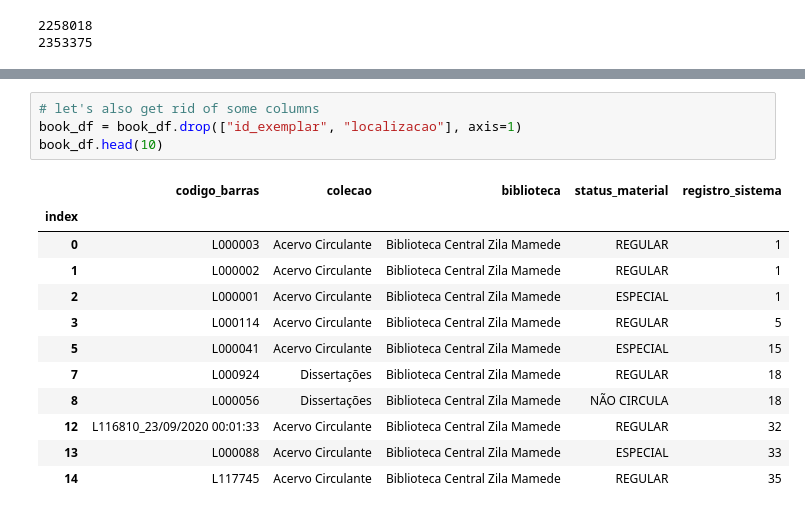
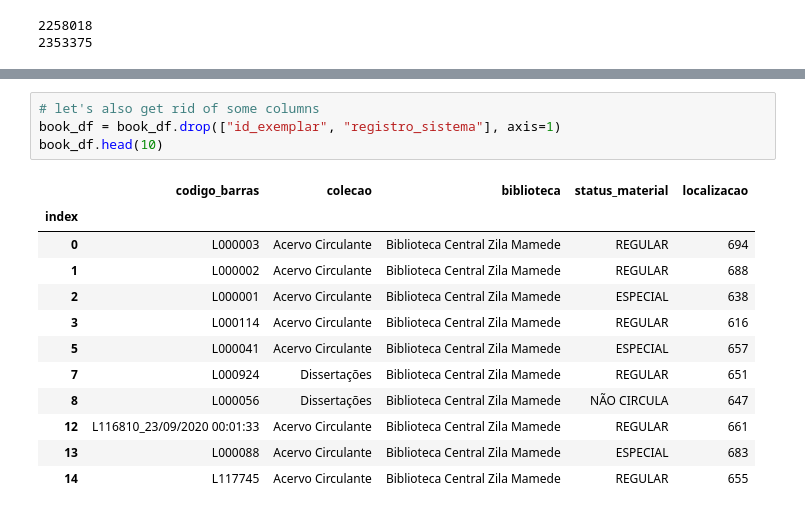
Before and after one commit to luiizsps/ufrn_library, a Jupyter notebook: ufrn_library.ipynb, the cells around one changed output, grey strips where cells are left out. Cells and saved outputs as stored; diff of their text form.

```diff
--- a/ufrn_library.ipynb
+++ b/ufrn_library.ipynb
@@ -77,21 +77,21 @@ book_df.head(10)
 | 14 | 21 | L117745 | Acervo Circulante | Biblioteca Central Zila Mamede | REGULAR | 655 | 35 |
 # %%
 # let's also get rid of some columns
-book_df = book_df.drop(["id_exemplar", "localizacao"], axis=1)
+book_df = book_df.drop(["id_exemplar", "registro_sistema"], axis=1)
 book_df.head(10)
 # %% [output]
-|  | codigo_barras | colecao | biblioteca | status_material | registro_sistema |
+|  | codigo_barras | colecao | biblioteca | status_material | localizacao |
 | index |  |  |  |  |  |
-| 0 | L000003 | Acervo Circulante | Biblioteca Central Zila Mamede | REGULAR | 1 |
-| 1 | L000002 | Acervo Circulante | Biblioteca Central Zila Mamede | REGULAR | 1 |
-| 2 | L000001 | Acervo Circulante | Biblioteca Central Zila Mamede | ESPECIAL | 1 |
-| 3 | L000114 | Acervo Circulante | Biblioteca Central Zila Mamede | REGULAR | 5 |
-| 5 | L000041 | Acervo Circulante | Biblioteca Central Zila Mamede | ESPECIAL | 15 |
-| 7 | L000924 | Dissertações | Biblioteca Central Zila Mamede | REGULAR | 18 |
-| 8 | L000056 | Dissertações | Biblioteca Central Zila Mamede | NÃO CIRCULA | 18 |
-| 12 | L116810_23/09/2020 00:01:33 | Acervo Circulante | Biblioteca Central Zila Mamede | REGULAR | 32 |
-| 13 | L000088 | Acervo Circulante | Biblioteca Central Zila Mamede | ESPECIAL | 33 |
-| 14 | L117745 | Acervo Circulante | Biblioteca Central Zila Mamede | REGULAR | 35 |
+| 0 | L000003 | Acervo Circulante | Biblioteca Central Zila Mamede | REGULAR | 694 |
+| 1 | L000002 | Acervo Circulante | Biblioteca Central Zila Mamede | REGULAR | 688 |
+| 2 | L000001 | Acervo Circulante | Biblioteca Central Zila Mamede | ESPECIAL | 638 |
+| 3 | L000114 | Acervo Circulante | Biblioteca Central Zila Mamede | REGULAR | 616 |
+| 5 | L000041 | Acervo Circulante | Biblioteca Central Zila Mamede | ESPECIAL | 657 |
+| 7 | L000924 | Dissertações | Biblioteca Central Zila Mamede | REGULAR | 651 |
+| 8 | L000056 | Dissertações | Biblioteca Central Zila Mamede | NÃO CIRCULA | 647 |
+| 12 | L116810_23/09/2020 00:01:33 | Acervo Circulante | Biblioteca Central Zila Mamede | REGULAR | 661 |
+| 13 | L000088 | Acervo Circulante | Biblioteca Central Zila Mamede | ESPECIAL | 683 |
+| 14 | L117745 | Acervo Circulante | Biblioteca Central Zila Mamede | REGULAR | 655 |
 # %%
 # now we can merge both datasets into a single one
 df = pd.merge(loan_df, book_df, on='codigo_barras', how='inner')
```
Also changed, not shown: parts of 9 cells of this notebook.
